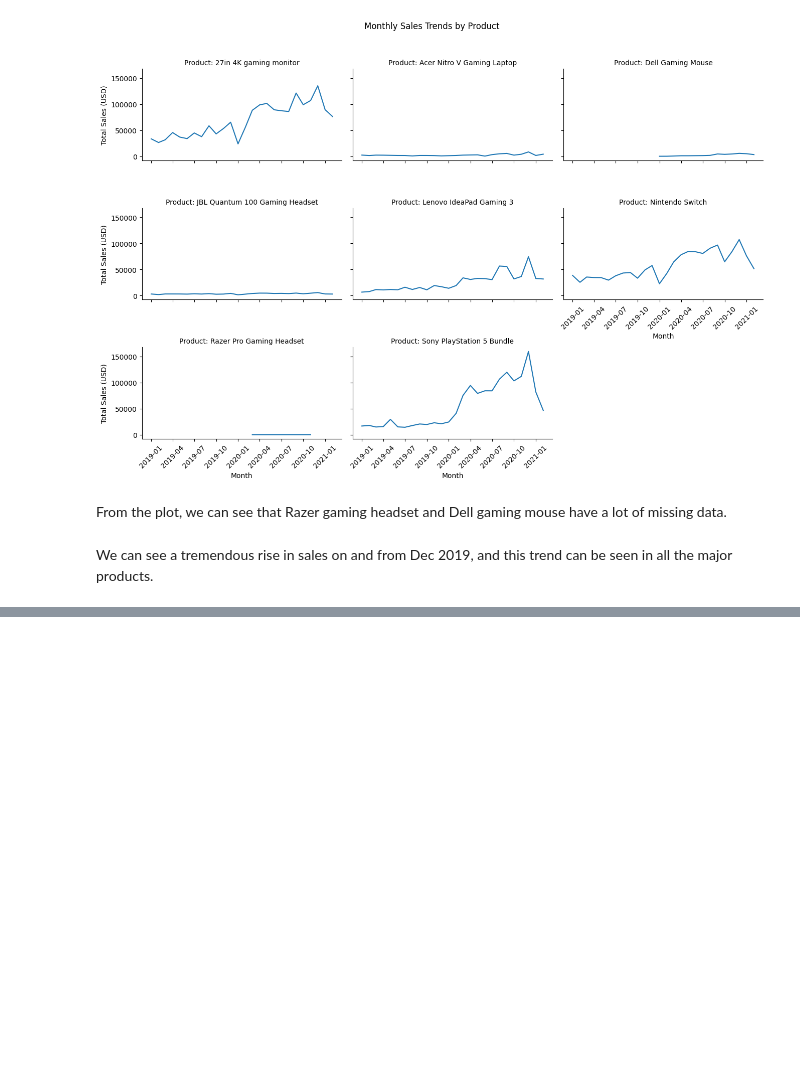
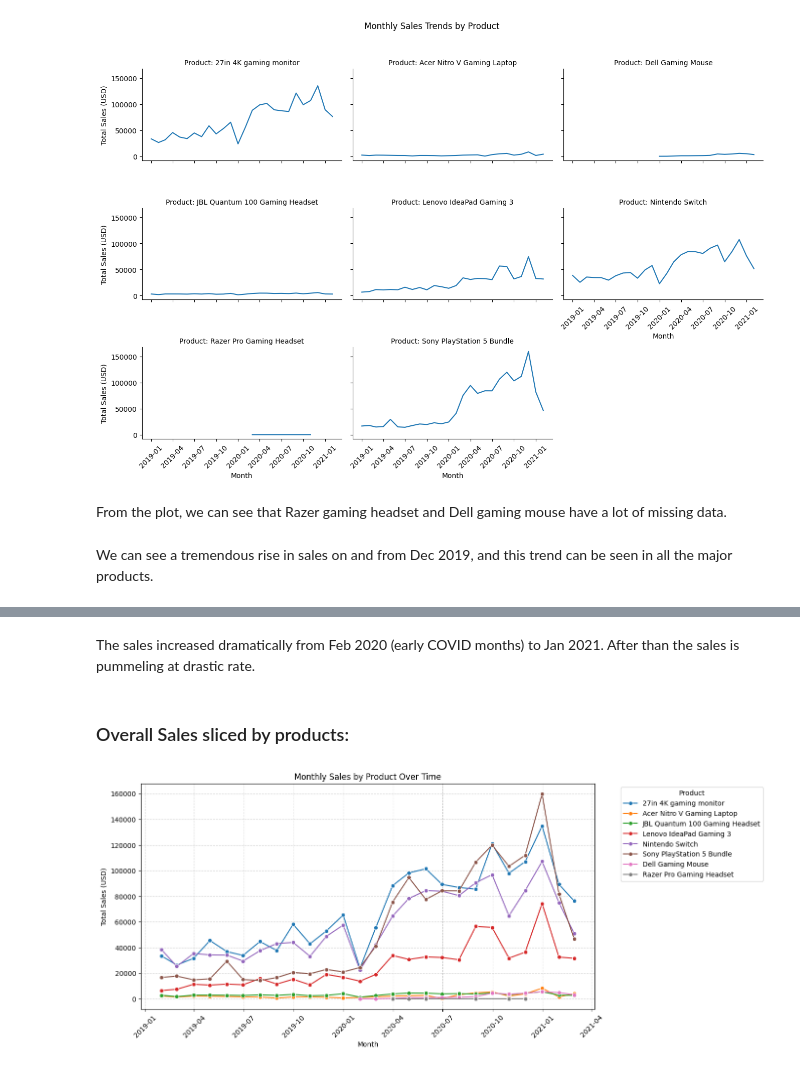
Before and after one commit to bdk-333/GameZone-Data-Analytics, a Jupyter notebook: notebooks/2_EDA.ipynb, the cells around one changed output, grey strips where cells are left out. Saved outputs shown, nothing was run; the diff lists cells and outputs as text; code cells hidden in the pictures; blank space fills up the shorter version.

```diff
--- a/notebooks/2_EDA.ipynb
+++ b/notebooks/2_EDA.ipynb
@@ -164,0 +194,16 @@ We can see a tremendous rise in sales on and from Dec 2019, and this trend can b
+# %% [markdown]
+The sales increased dramatically from Feb 2020 (early COVID months) to Jan 2021. After than the sales is pummeling at drastic rate.
+# %% [markdown]
+### Overall Sales sliced by products:
+# %%
+plt.figure(figsize=(12, 6))
+sns.lineplot(data=monthly_sales, x='PURCHASE_TS', y='USD_PRICE', hue='PRODUCT_NAME', estimator='sum', errorbar=None, marker='o')
+plt.title('Monthly Sales by Product Over Time')
+plt.xlabel('Month')
+plt.ylabel('Total Sales (USD)')
+plt.xticks(rotation=45)
+plt.grid(True, linestyle='--', alpha=0.6)
+plt.legend(title='Product', bbox_to_anchor=(1.05, 1), loc='upper left')
+plt.show()
+# %% [output]
+[figure, added]
```
Also changed, not shown: parts of 22 cells of this notebook.
